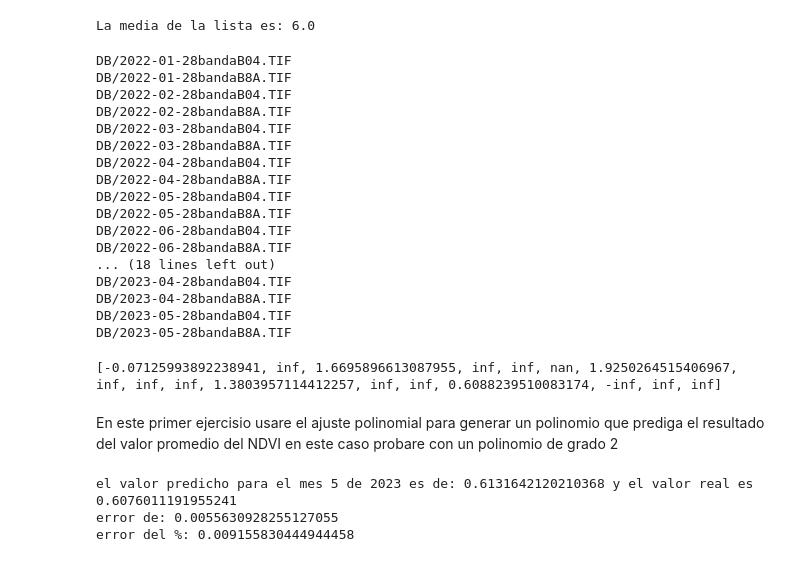
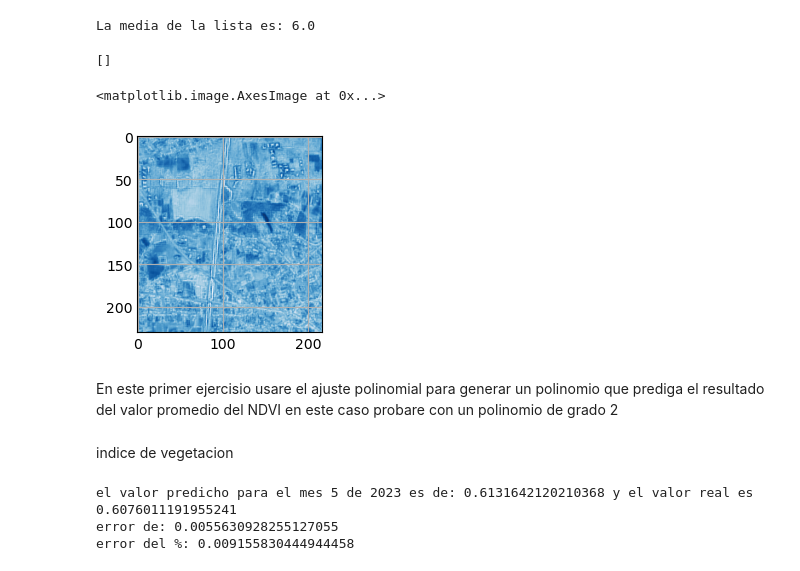
Before and after one commit to mateoarevaloangel/TFM, a Jupyter notebook: regresionLineal.ipynb, the cells around one changed output. Cells and saved outputs as stored; diff of their text form; code cells hidden in the pictures.

```diff
--- a/regresionLineal.ipynb
+++ b/regresionLineal.ipynb
@@ -18,6 +18,8 @@ datesTrain = [["2022-01-01", "2022-01-28"],["2022-02-01", "2022-02-28"],["2022-0
 mes = [1,2,3,4,5,6,7,8,9,10,11,12,13,14,15,16];
 datesTest = [["2023-05-01", "2023-05-28"]];
 indicesNDVI =[]
+indicesGNDVI =[]
+indicesNDMI =[]
 meanNDVI = [] #NDVI (Sentinel 2) = (B8 – B4) / (B8 + B4)
 meanGNDVI = [] #GNDVI (Sentinel 2) = (B08 – B03) / (B08 + B03)
 meanEVI= []#EVI (Sentinel 2) = 2.5 * (B8 – B4) / ((B8 + 6 * B4 – 7.5 * B2) + 1))
@@ -27,7 +29,7 @@ meanNDMI= []#NDMI (Sentinel 2) = (B8 – B11) / (B8 + B11)
 meanMSI= []#MSI (Sentinel 2) = B11 / B08
 #for banda in bandas:
 for date in datesTrain:
-    print(f"DB/{date[1]}banda{bandas[3]}.TIF")
+    #print(f"DB/{date[1]}banda{bandas[3]}.TIF")
     banda4 = np.asarray(Image.open(f"DB/{date[1]}banda{bandas[3]}.TIF"))
     banda8A = np.asarray(Image.open(f"DB/{date[1]}banda{bandas[8]}.TIF"))
     banda8 = np.asarray(Image.open(f"DB/{date[1]}banda{bandas[7]}.TIF"))
@@ -43,45 +45,35 @@ for date in datesTrain:
     banda11_norm = banda11 / banda11.max()
     banda12_norm = banda12 / banda12.max()
     indicesNDVI.append((banda8A-banda4)/(banda8A+banda4))
-
+    indicesGNDVI.append((banda8-banda3)/(banda8+banda3))
+    indicesNDMI.append((banda8-banda11)/(banda8+banda11))
     meanNDVI.append(np.mean((banda8-banda4)/(banda8+banda4)))
     meanGNDVI.append(np.mean((banda8-banda3)/(banda8+banda3)))
-    meanEVI.append(np.mean(2.5*(banda8-banda4)/((banda8+6*banda4-7.5*banda2)+1)))
-    meanGNDVI.append(np.mean((banda8-banda3)/(banda8+banda3)))
-    meanGNDVI.append(np.mean((banda8-banda3)/(banda8+banda3)))
+    #meanEVI.append(np.mean(2.5*(banda8-banda4)/((banda8+6*banda4-7.5*banda2)+1)))
+    #meanAVI.append(np.mean(   (banda8 * (1–banda4)*(banda8 – banda4))1/3   ))
+    meanNDMI.append(np.mean((banda8-banda11)/(banda8+banda11)))
     #plt.imshow(NDVI)
-    print(f"DB/{date[1]}banda{bandas[8]}.TIF")
+    #print(f"DB/{date[1]}banda{bandas[8]}.TIF")
 
 #plt.imshow(indicesNDVI[0])
 meanNDVItrain = meanNDVI[:len(meanNDVI)-1]
 meanNDVItest = meanNDVI[len(meanNDVI)-1:]
+meanNDMItrain = meanNDMI[:len(meanNDMI)-1]
+meanNDMItest = meanNDMI[len(meanNDMI)-1:]
-# %% [output]
-DB/2022-01-28bandaB04.TIF
-DB/2022-01-28bandaB8A.TIF
-DB/2022-02-28bandaB04.TIF
-DB/2022-02-28bandaB8A.TIF
-DB/2022-03-28bandaB04.TIF
-DB/2022-03-28bandaB8A.TIF
-DB/2022-04-28bandaB04.TIF
-DB/2022-04-28bandaB8A.TIF
-DB/2022-05-28bandaB04.TIF
-DB/2022-05-28bandaB8A.TIF
-DB/2022-06-28bandaB04.TIF
-DB/2022-06-28bandaB8A.TIF
-... (18 lines left out)
-DB/2023-04-28bandaB04.TIF
-DB/2023-04-28bandaB8A.TIF
-DB/2023-05-28bandaB04.TIF
-DB/2023-05-28bandaB8A.TIF
 # %%
-mediaArray = np.mean(meanNDVItrain[2])
+mediaArray = np.mean(indicesNDMI[2])
 #print("La media de la lista es:", media)
 #print(len(meanNDVItest))
 print(meanEVI)
+plt.imshow(indicesNDMI[2])
 # %% [output]
-[-0.07125993892238941, inf, 1.6695896613087955, inf, inf, nan, 1.9250264515406967, inf, inf, inf, 1.3803957114412257, inf, inf, 0.6088239510083174, -inf, inf, inf]
+[]
+<matplotlib.image.AxesImage at 0x...>
+[figure, added]
 # %% [markdown]
 En este primer ejercisio usare el ajuste polinomial para generar un polinomio que prediga el resultado del valor promedio del NDVI en este caso probare con un polinomio de grado 2
+# %% [markdown]
+indice de vegetacion
 # %%
 coef = np.polyfit(mes,meanNDVItrain,4)
 predict = np.polyval(coef, 5);
```
Also changed, not shown: parts of 18 cells of this notebook.
